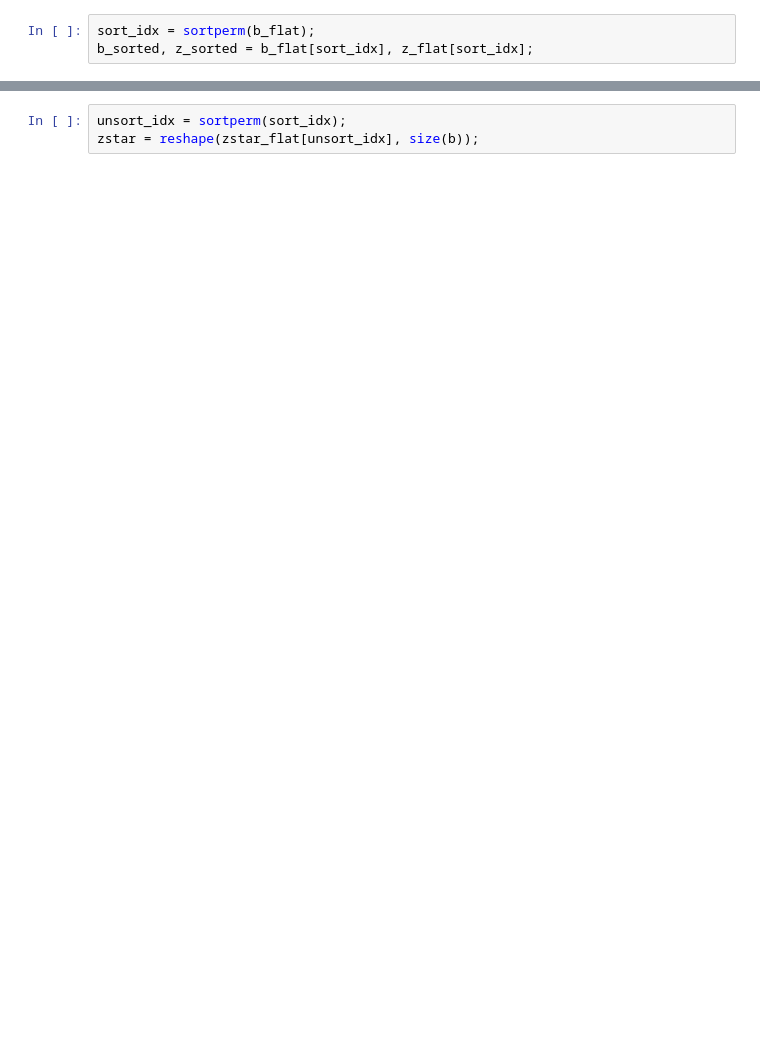
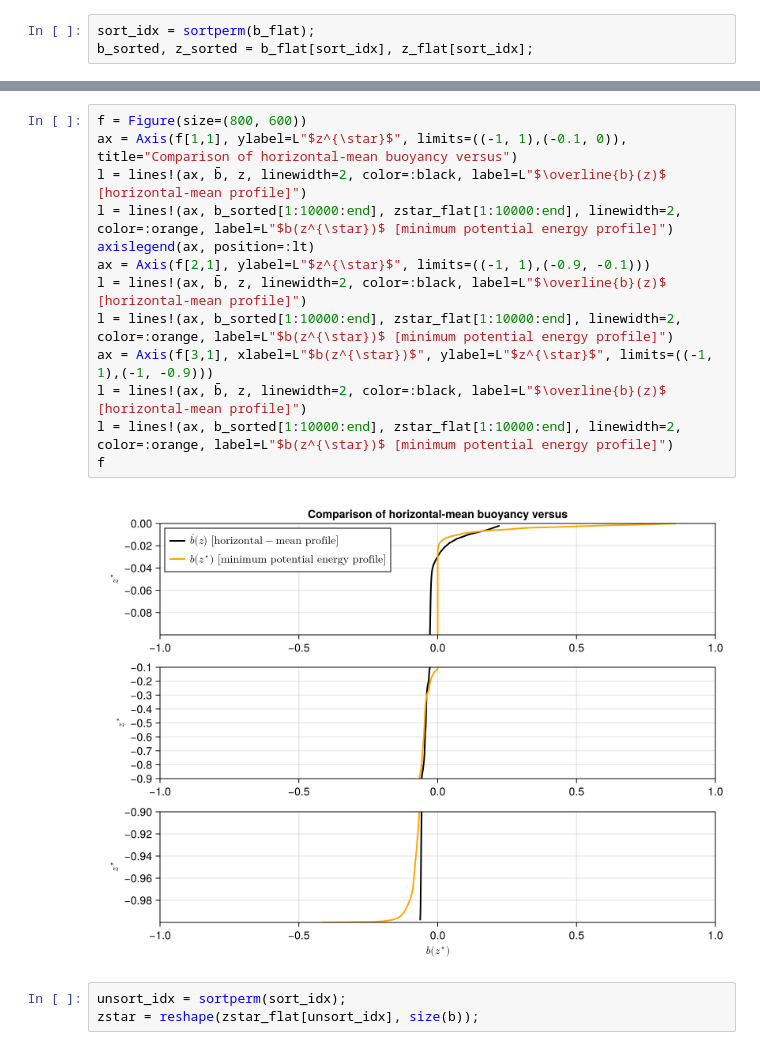
Before and after one commit to ikeshwani/HorizontalConvection, a Jupyter notebook: notebooks/background_potential_energy.ipynb, the cells around one changed output, grey strips where cells are left out. Cells and saved outputs as stored; diff of their text form; blank space fills up the shorter version.

```diff
--- a/notebooks/background_potential_energy.ipynb
+++ b/notebooks/background_potential_energy.ipynb
@@ -72,3 +74,18 @@ end
+# %%
+f = Figure(size=(800, 600))
+ax = Axis(f[1,1], ylabel=L"$z^{\star}$", limits=((-1, 1),(-0.1, 0)), title="Comparison of horizontal-mean buoyancy versus")
+l = lines!(ax, b̄, z, linewidth=2, color=:black, label=L"$\overline{b}(z)$ [horizontal-mean profile]")
+l = lines!(ax, b_sorted[1:10000:end], zstar_flat[1:10000:end], linewidth=2, color=:orange, label=L"$b(z^{\star})$ [minimum potential energy profile]")
+axislegend(ax, position=:lt)
+ax = Axis(f[2,1], ylabel=L"$z^{\star}$", limits=((-1, 1),(-0.9, -0.1)))
+l = lines!(ax, b̄, z, linewidth=2, color=:black, label=L"$\overline{b}(z)$ [horizontal-mean profile]")
+l = lines!(ax, b_sorted[1:10000:end], zstar_flat[1:10000:end], linewidth=2, color=:orange, label=L"$b(z^{\star})$ [minimum potential energy profile]")
+ax = Axis(f[3,1], xlabel=L"$b(z^{\star})$", ylabel=L"$z^{\star}$", limits=((-1, 1),(-1, -0.9)))
+l = lines!(ax, b̄, z, linewidth=2, color=:black, label=L"$\overline{b}(z)$ [horizontal-mean profile]")
+l = lines!(ax, b_sorted[1:10000:end], zstar_flat[1:10000:end], linewidth=2, color=:orange, label=L"$b(z^{\star})$ [minimum potential energy profile]")
+f
+# %% [output]
+[figure, added]
 # %%
 unsort_idx = sortperm(sort_idx);
 zstar = reshape(zstar_flat[unsort_idx], size(b));
```
Also changed, not shown: parts of 25 cells of this notebook.
